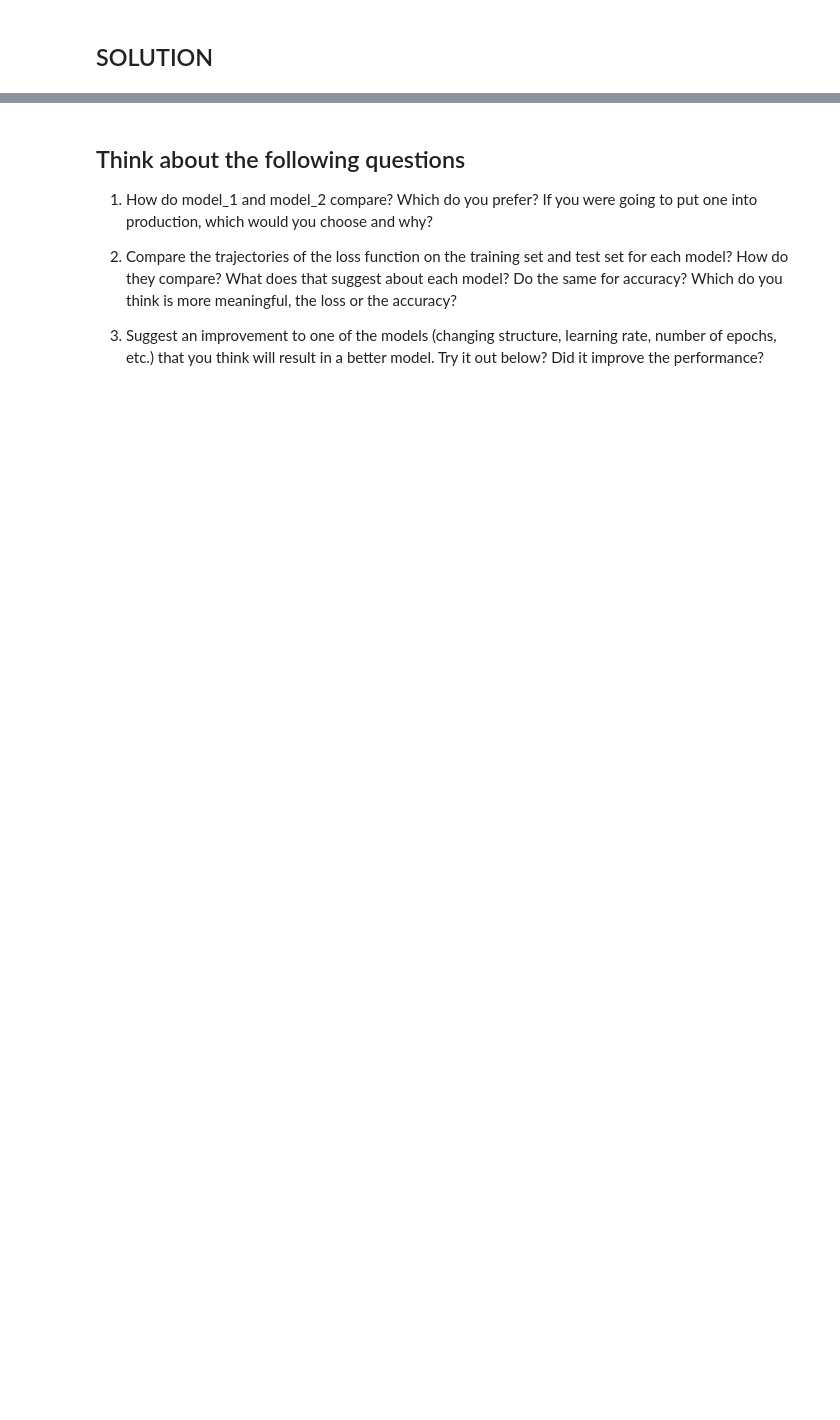
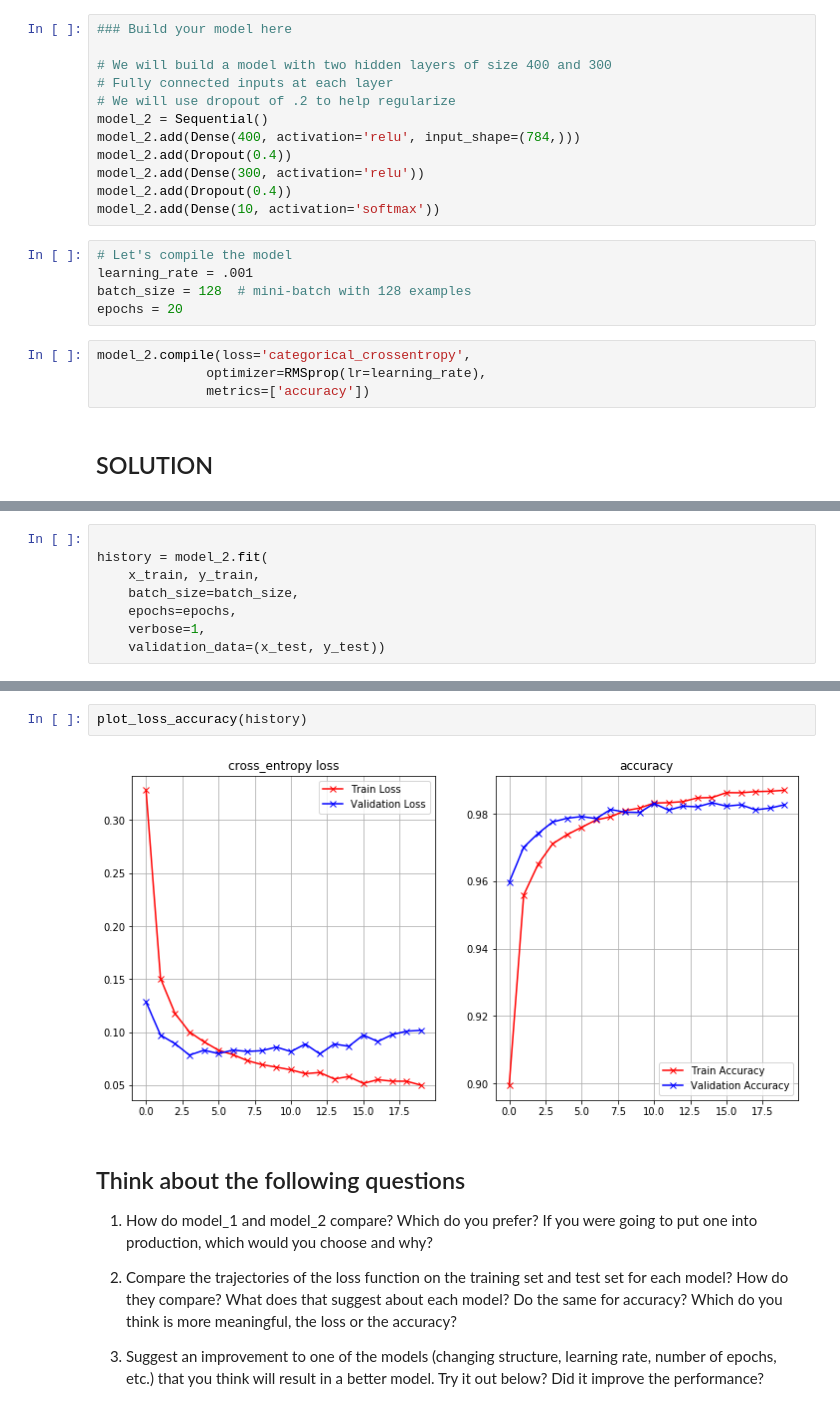
Before and after one commit to alejandro-robles7/KerasTraining, a Jupyter notebook: 1_Keras_MNIST.ipynb, the cells around one changed output, grey strips where cells are left out. Saved outputs shown, nothing was run; the diff lists cells and outputs as text; blank space fills up the shorter version.

```diff
--- a/1_Keras_MNIST.ipynb
+++ b/1_Keras_MNIST.ipynb
@@ -195,2 +218,23 @@ Use the Keras "Sequential" functionality to build `model_2` with the following s
+# %%
+### Build your model here
+
+# We will build a model with two hidden layers of size 400 and 300
+# Fully connected inputs at each layer
+# We will use dropout of .2 to help regularize
+model_2 = Sequential()
+model_2.add(Dense(400, activation='relu', input_shape=(784,)))
+model_2.add(Dropout(0.4))
+model_2.add(Dense(300, activation='relu'))
+model_2.add(Dropout(0.4))
+model_2.add(Dense(10, activation='softmax'))
+# %%
+# Let's compile the model
+learning_rate = .001
+batch_size = 128  # mini-batch with 128 examples
+epochs = 20
+# %%
+model_2.compile(loss='categorical_crossentropy',
+              optimizer=RMSprop(lr=learning_rate),
+              metrics=['accuracy'])
 # %% [markdown]
 ## SOLUTION
@@ -196,0 +261,8 @@ Use the Keras "Sequential" functionality to build `model_2` with the following s
+# %%
+
+history = model_2.fit(
+    x_train, y_train,
+    batch_size=batch_size,
+    epochs=epochs,
+    verbose=1,
+    validation_data=(x_test, y_test))
@@ -197,3 +296,7 @@ Use the Keras "Sequential" functionality to build `model_2` with the following s
+# %%
+plot_loss_accuracy(history)
+# %% [output]
+[figure, added]
 # %% [markdown]
 ## Think about the following questions
 
```
Also changed, not shown: parts of 14 cells of this notebook.
